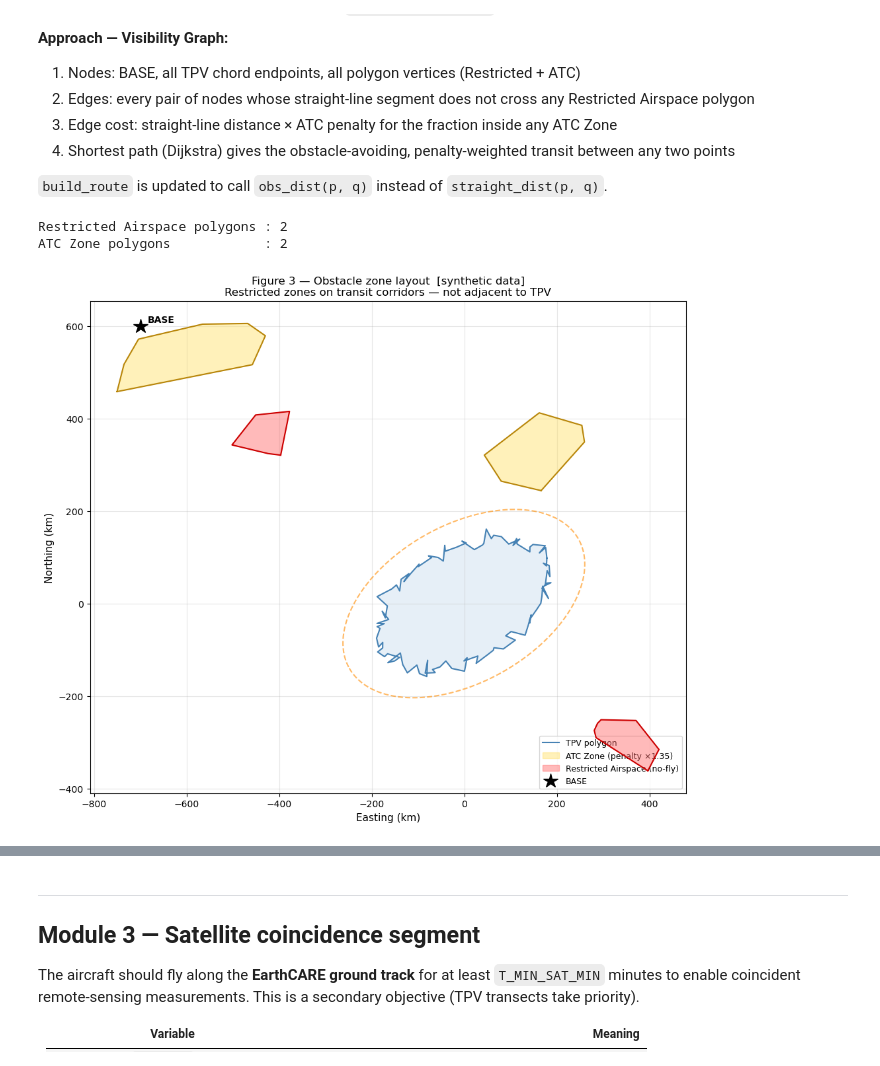
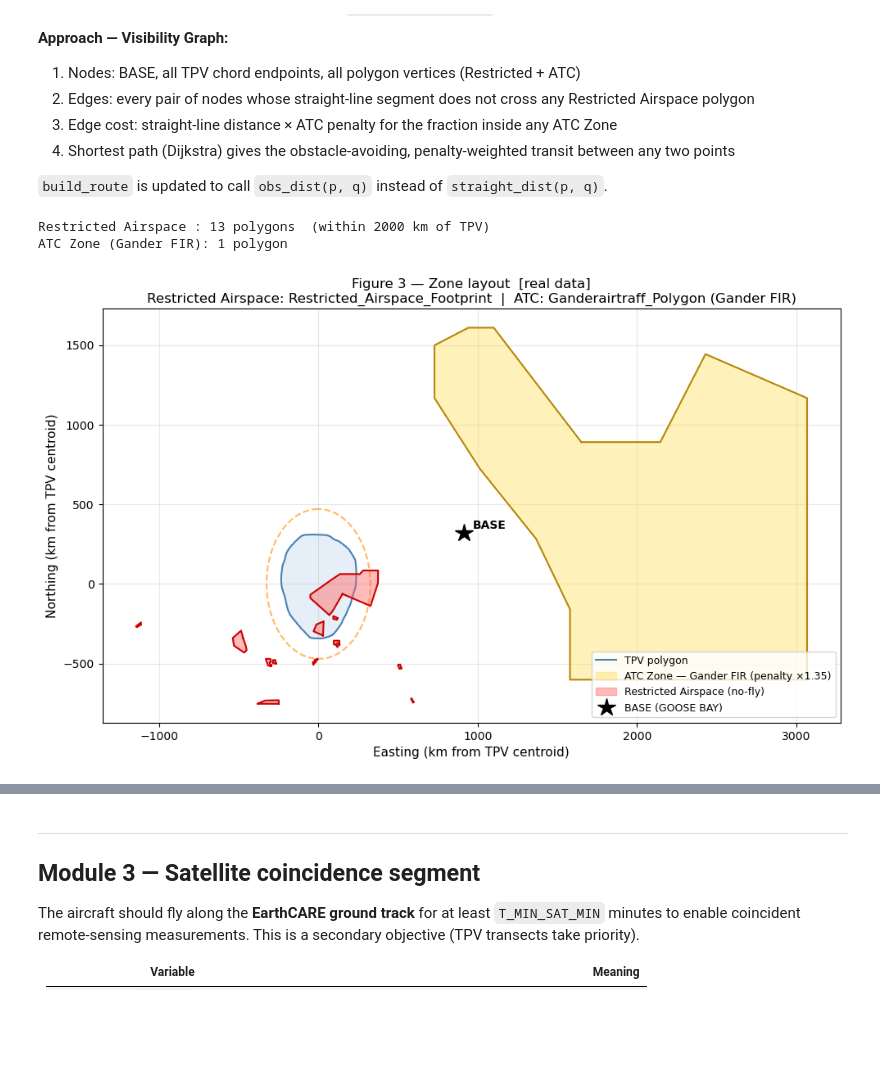
Before and after one commit to xf37/aerial-met-survey-optimizer, a Jupyter notebook: 07_tpv_route_planning.ipynb, the cells around one changed output, grey strips where cells are left out. Saved outputs shown, nothing was run; the diff lists cells and outputs as text; code cells hidden in the pictures; blank space fills up the shorter version.

```diff
--- a/07_tpv_route_planning.ipynb
+++ b/07_tpv_route_planning.ipynb
@@ -618,75 +664,57 @@ import heapq
 from shapely.geometry import MultiPolygon, MultiPoint
 from shapely.ops import unary_union
 
-def make_irregular_poly(cx, cy, radius_x, radius_y, n_pts=10, angle_deg=0., seed=0):
-    """Irregular convex polygon roughly fitting radius_x × radius_y, rotated by angle_deg."""
-    rng = np.random.RandomState(seed)
-    raw_angles = np.sort(rng.uniform(0, 2*pi, n_pts))
-    r = rng.uniform(0.55, 1.0, n_pts)
-    pts = np.column_stack([r * radius_x * np.cos(raw_angles),
-                           r * radius_y * np.sin(raw_angles)])
-    R = rot2d(radians(angle_deg))
-    pts = (R @ pts.T).T + np.array([cx, cy])
-    return MultiPoint(pts).convex_hull
+# ── Restricted Airspace — absolute no-fly zones ────────────────────────────
+_ra_path = os.path.join(DATA_DIR, 'Restricted_Airspace_Footprint.shp')
+restricted_polys = _load_polys_km(_ra_path, filter_km_radius=2000.0)
+restricted_union = unary_union(restricted_polys) if restricted_polys else Polygon()
+print(f'Restricted Airspace : {len(restricted_polys)} polygons  (within 2000 km of TPV)')
 
-# ── Synthetic obstacle zones ──────────────────────────────────────────────
-# Restricted Airspace: on the BASE→TPV transit corridor and SE of TPV.
-# Both zones are > 400 km from the TPV centroid — well outside the TPV boundary.
-restricted_polys = [
-    make_irregular_poly(-430,  370,  80,  60, angle_deg= 20., seed=7),  # transit corridor NW
-    make_irregular_poly( 350, -300,  90,  65, angle_deg=-15., seed=8),  # SE of TPV
-]
-
-# ATC Zones: near BASE and NE of TPV — outside TPV boundary.
-atc_polys = [
-    make_irregular_poly(-580,  490, 200, 130, angle_deg=10., seed=9),   # near BASE
-    make_irregular_poly( 150,  330, 130,  90, angle_deg= 5., seed=10),  # NE of TPV
-]
-
-restricted_union = unary_union(restricted_polys)
-atc_union        = unary_union(atc_polys)
-
-print(f'Restricted Airspace polygons : {len(restricted_polys)}')
-print(f'ATC Zone polygons            : {len(atc_polys)}')
+# ── ATC Zone — Gander FIR (soft penalty) ──────────────────────────────────
+_gander_path = os.path.join(DATA_DIR, 'Ganderairtraff_Polygon.shp')
+atc_polys = _load_polys_km(_gander_path)
+atc_union = unary_union(atc_polys) if atc_polys else Polygon()
+print(f'ATC Zone (Gander FIR): {len(atc_polys)} polygon')
 
 # ── Figure 3: Zone layout ─────────────────────────────────────────────────
 fig, ax = plt.subplots(figsize=(10, 10))
 
 closed = np.vstack([TPV_PTS, TPV_PTS[0]])
 ax.fill(TPV_PTS[:,0], TPV_PTS[:,1], color='#cfe0f0', alpha=0.5, zorder=1)
 ax.plot(closed[:,0],  closed[:,1],  color='steelblue', lw=1.5, zorder=2, label='TPV polygon')
 ax.plot(ell_xy[:,0],  ell_xy[:,1],  '--', color='darkorange', lw=1.5, alpha=0.6, zorder=3)
 
 for poly in atc_polys:
     xs, ys = poly.exterior.xy
     ax.fill(xs, ys, color='#ffe066', alpha=0.45, zorder=4)
     ax.plot(xs, ys, color='#b8860b', lw=1.5, zorder=5)
 ax.fill([], [], color='#ffe066', alpha=0.45,
-        label=f'ATC Zone (penalty ×{ATC_PENALTY_FACTOR})')
+        label=f'ATC Zone — Gander FIR (penalty \u00d7{ATC_PENALTY_FACTOR})')
 
 for poly in restricted_polys:
     xs, ys = poly.exterior.xy
     ax.fill(xs, ys, color='#ff6666', alpha=0.45, zorder=6)
     ax.plot(xs, ys, color='#cc0000', lw=1.5, zorder=7)
 ax.fill([], [], color='#ff6666', alpha=0.45, label='Restricted Airspace (no-fly)')
 
-ax.plot(*BASE, '*', color='black', ms=16, zorder=10, label='BASE')
+ax.plot(*BASE, '*', color='black', ms=16, zorder=10, label='BASE (GOOSE BAY)')
 ax.annotate('BASE', BASE, textcoords='offset points', xytext=(8, 4),
             fontsize=10, fontweight='bold')
 
 ax.set_aspect('equal')
-ax.set_xlabel('Easting (km)', fontsize=11)
-ax.set_ylabel('Northing (km)', fontsize=11)
-ax.set_title('Figure 3 — Obstacle zone layout  [synthetic data]\n'
-             'Restricted zones on transit corridors — not adjacent to TPV', fontsize=12)
+ax.set_xlabel('Easting (km from TPV centroid)', fontsize=11)
+ax.set_ylabel('Northing (km from TPV centroid)', fontsize=11)
+ax.set_title('Figure 3 \u2014 Zone layout  [real data]\n'
+             'Restricted Airspace: Restricted_Airspace_Footprint  |  '
+             'ATC: Ganderairtraff_Polygon (Gander FIR)', fontsize=12)
 ax.legend(fontsize=9, loc='lower right')
 ax.grid(True, alpha=0.3)
 plt.tight_layout()
 plt.show()
 # %% [output]
-Restricted Airspace polygons : 2
-ATC Zone polygons            : 2
+Restricted Airspace : 13 polygons  (within 2000 km of TPV)
+ATC Zone (Gander FIR): 1 polygon
-[figure, old version]
+[figure, new version]
 # %%
 # ── Re-generate candidate chords filtered against restricted airspace ─────
 if use_cross:
```
Also changed, not shown: parts of 15 cells of this notebook.
